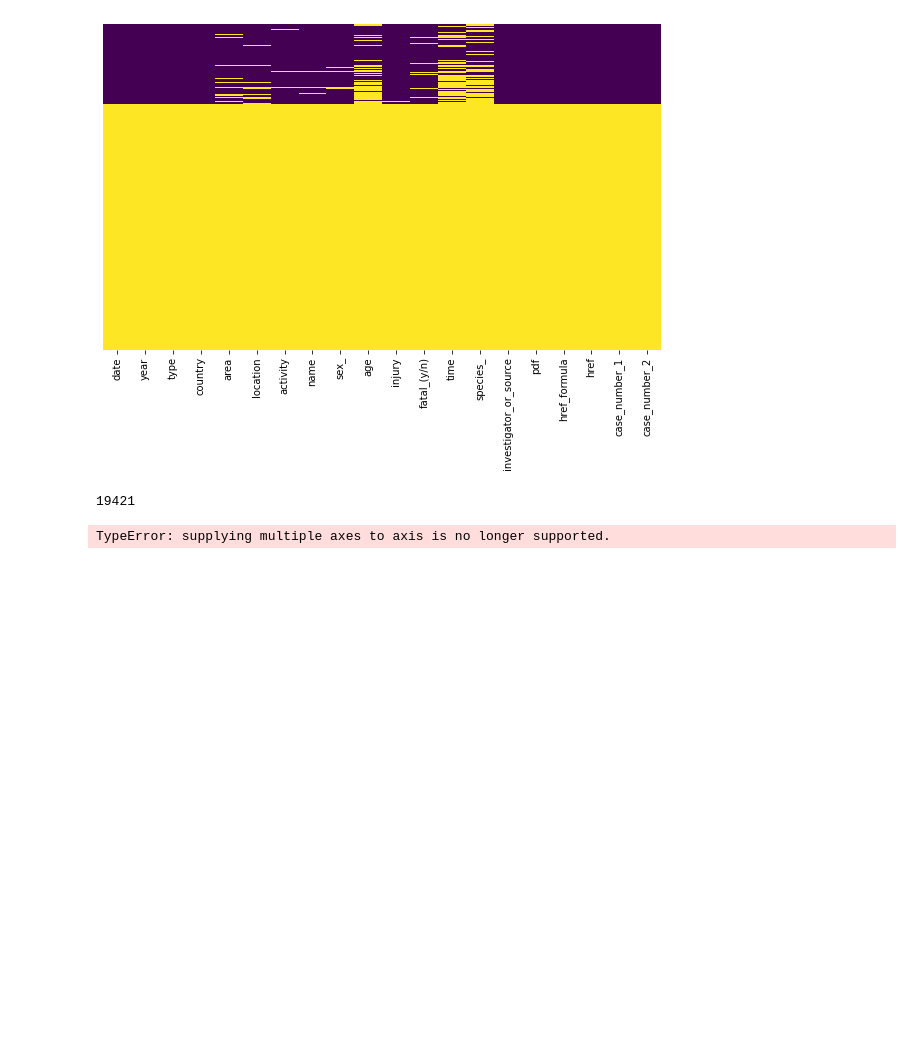
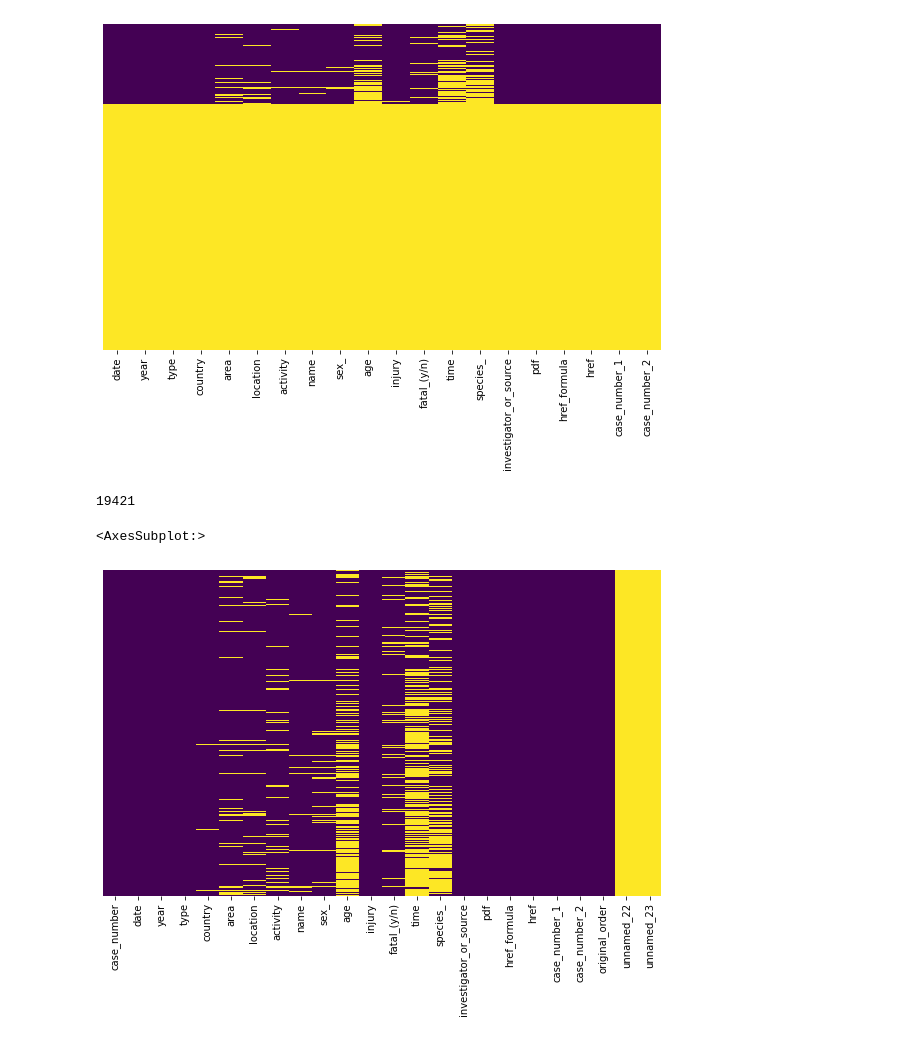
Before and after one commit to trabalong/project1_global_shark_attacks, a Jupyter notebook: notebooks/notebook1.ipynb, the cells around one changed output. Saved outputs shown, nothing was run; the diff lists cells and outputs as text; code cells hidden in the pictures; blank space fills up the shorter version.

```diff
--- a/notebooks/notebook1.ipynb
+++ b/notebooks/notebook1.ipynb
@@ -49,6 +49,12 @@ plt.figure(figsize=(10, 6))
 sns.heatmap(df.isna(), yticklabels=False, cmap='viridis', cbar=False);
 # %% [output]
 [figure]
+# %%
+def graf(dataframe):
+
+    plt.figure(figsize=(10, 6))
+
+    return sns.heatmap(dataframe.isna(), yticklabels=False, cmap='viridis', cbar=False)
 # %%
 subset_util = list(df.columns)[1:-3]
 
@@ -62,9 +66,15 @@ sns.heatmap(df[subset_util].isna(), yticklabels=False, cmap='viridis', cbar=Fals
 df[subset_util].isnull().all(1).sum()
 # %% [output]
 19421
-# %%
-df_rowsnull = df[df[subset_util].isnull().all(1)]
-
-df.dropna([subset_util])
-# %% [output]
-TypeError: supplying multiple axes to axis is no longer supported.
+# %%
+#Hemos eliminado y guardado las filas nulas para trabajar con el resto
+df_rowsnull = df[df[subset_util].isnull().all(1)]
+
+index_rowsnull = list(df_rowsnull.index)
+
+df.drop(index_rowsnull, axis = 0, inplace = True)
+# %%
+graf(df)
+# %% [output]
+<AxesSubplot:>
+[figure, added]
```
Also changed, not shown: parts of 5 cells of this notebook.
